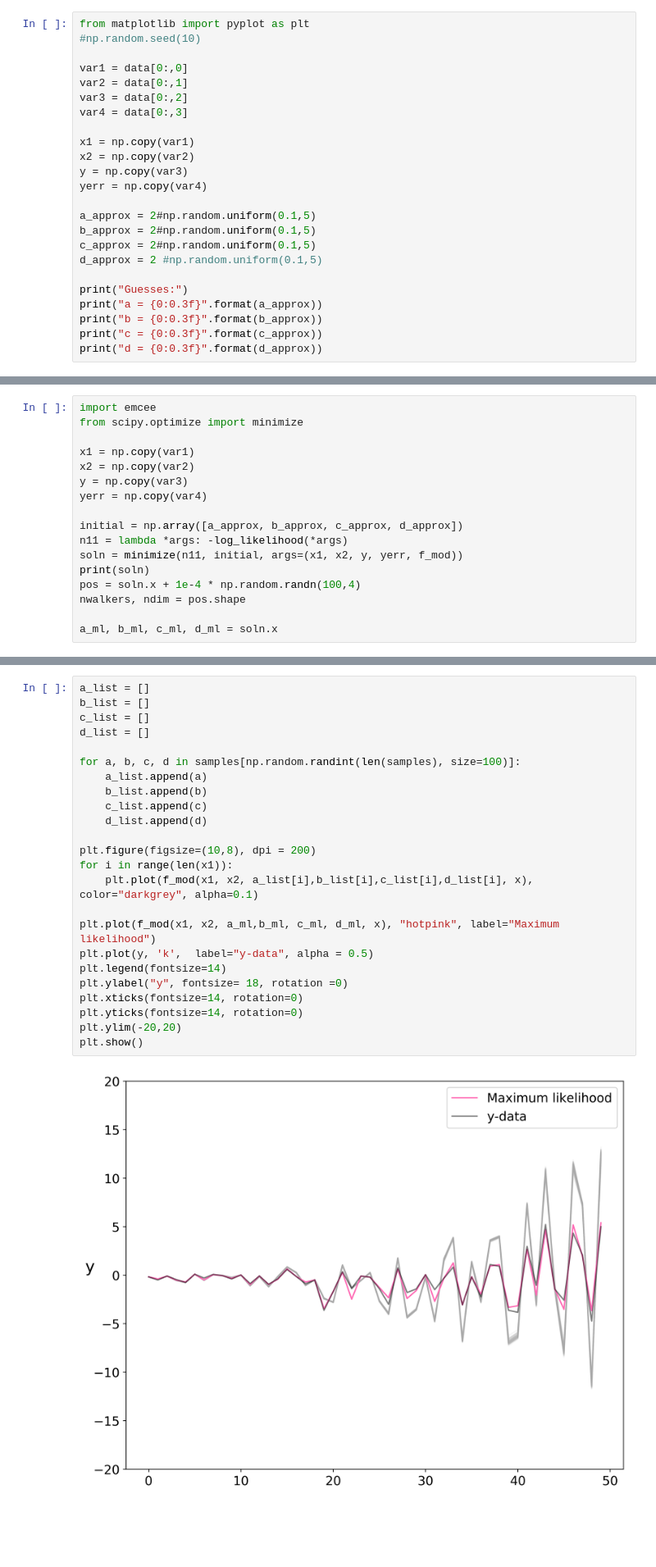
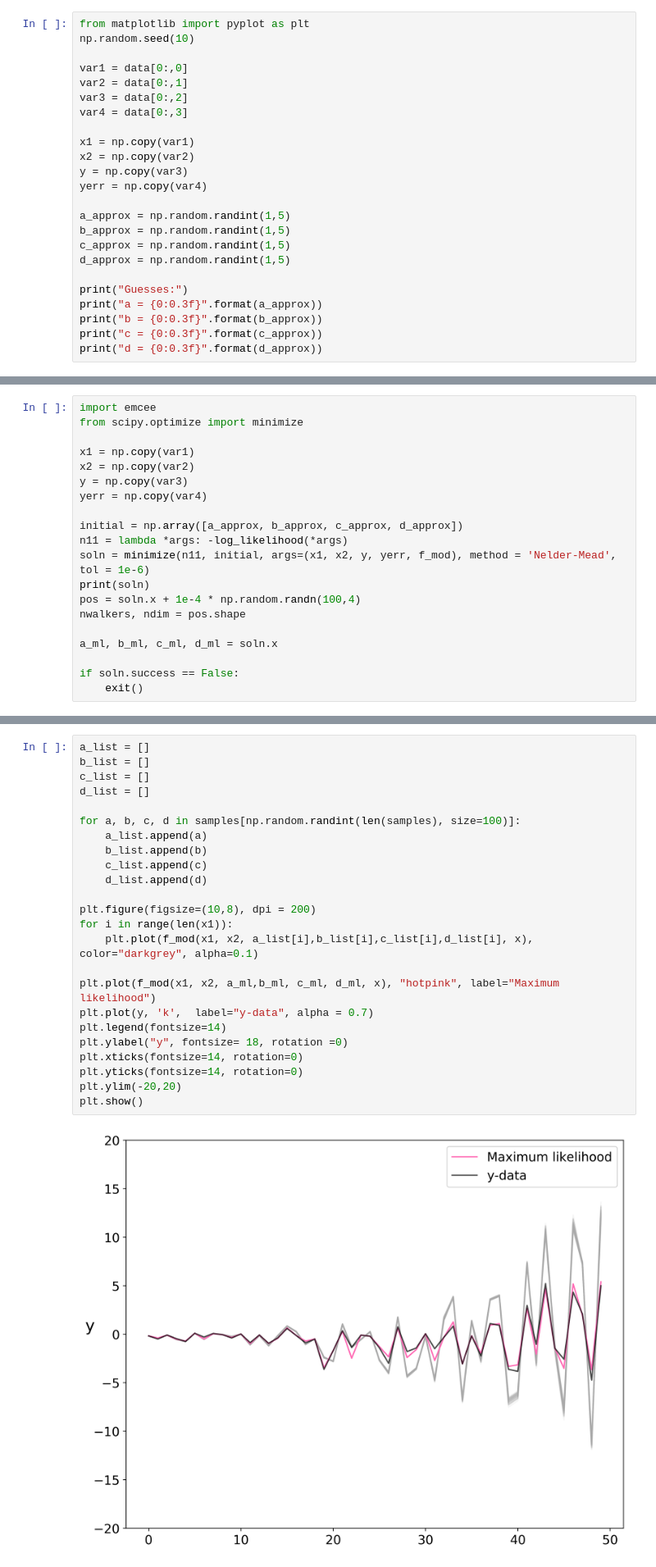
Before and after one commit to space-isa/emcee, a Jupyter notebook: emcee_fake_data_practice_no_f.ipynb, the cells around one changed output, grey strips where cells are left out. Shown at 82% size. Saved outputs shown, nothing was run; the diff lists cells and outputs as text; blank space fills up the shorter version.

```diff
--- a/emcee_fake_data_practice_no_f.ipynb
+++ b/emcee_fake_data_practice_no_f.ipynb
@@ -30,7 +30,7 @@ The given dataset contains data for $x1$, $x2$, $y$, and $\sigma_y$ (the standar
 data = np.loadtxt( '/Users/Isabel/Documents/emcee/fake2.dat' )
 # %%
 from matplotlib import pyplot as plt
-#np.random.seed(10)
+np.random.seed(10)
 
 var1 = data[0:,0]
 var2 = data[0:,1]
@@ -42,10 +42,10 @@ x2 = np.copy(var2)
 y = np.copy(var3)
 yerr = np.copy(var4)
 
-a_approx = 2#np.random.uniform(0.1,5)
-b_approx = 2#np.random.uniform(0.1,5)
-c_approx = 2#np.random.uniform(0.1,5)
-d_approx = 2 #np.random.uniform(0.1,5)
+a_approx = np.random.randint(1,5)
+b_approx = np.random.randint(1,5)
+c_approx = np.random.randint(1,5)
+d_approx = np.random.randint(1,5)
 
 print("Guesses:")
 print("a = {0:0.3f}".format(a_approx))
@@ -153,10 +153,13 @@ yerr = np.copy(var4)
 
 initial = np.array([a_approx, b_approx, c_approx, d_approx])
 n11 = lambda *args: -log_likelihood(*args)
-soln = minimize(n11, initial, args=(x1, x2, y, yerr, f_mod))
+soln = minimize(n11, initial, args=(x1, x2, y, yerr, f_mod), method = 'Nelder-Mead', tol = 1e-6)
 print(soln)
 pos = soln.x + 1e-4 * np.random.randn(100,4)
 nwalkers, ndim = pos.shape
 
 a_ml, b_ml, c_ml, d_ml = soln.x
+
+if soln.success == False:
+    exit()
 # %% [output]
@@ -210,29 +207,29 @@ fig.savefig("triangle.png")
 # %%
 a_list = []
 b_list = []
 c_list = []
 d_list = []
 
 for a, b, c, d in samples[np.random.randint(len(samples), size=100)]:
     a_list.append(a)
     b_list.append(b)
     c_list.append(c)
     d_list.append(d)
 
 plt.figure(figsize=(10,8), dpi = 200)
 for i in range(len(x1)):
     plt.plot(f_mod(x1, x2, a_list[i],b_list[i],c_list[i],d_list[i], x), color="darkgrey", alpha=0.1)
 
 plt.plot(f_mod(x1, x2, a_ml,b_ml, c_ml, d_ml, x), "hotpink", label="Maximum likelihood")
-plt.plot(y, 'k',  label="y-data", alpha = 0.5)
+plt.plot(y, 'k',  label="y-data", alpha = 0.7)
 plt.legend(fontsize=14)
 plt.ylabel("y", fontsize= 18, rotation =0)
 plt.xticks(fontsize=14, rotation=0)
 plt.yticks(fontsize=14, rotation=0)
 plt.ylim(-20,20)
 plt.show()
 # %% [output]
-[figure, old version]
+[figure, new version]
 # %%
 samples[:,2] = np.exp(samples[:,2])
 a_mcmc, b_mcmc, c_mcmc, d_mcmc = map(lambda v: (v[1], v[2]-v[1], v[1]-v[0]), zip(*np.percentile(samples, [16, 50, 84], axis=0)))
```
Also changed, not shown: parts of 8 cells of this notebook.
